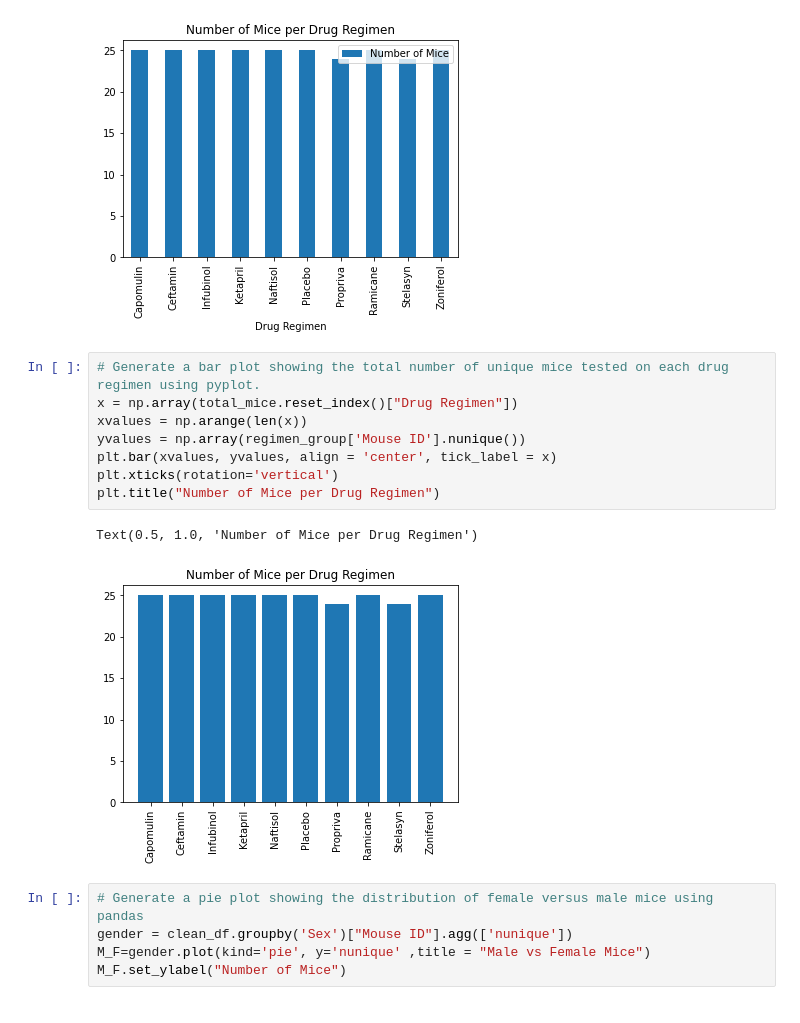
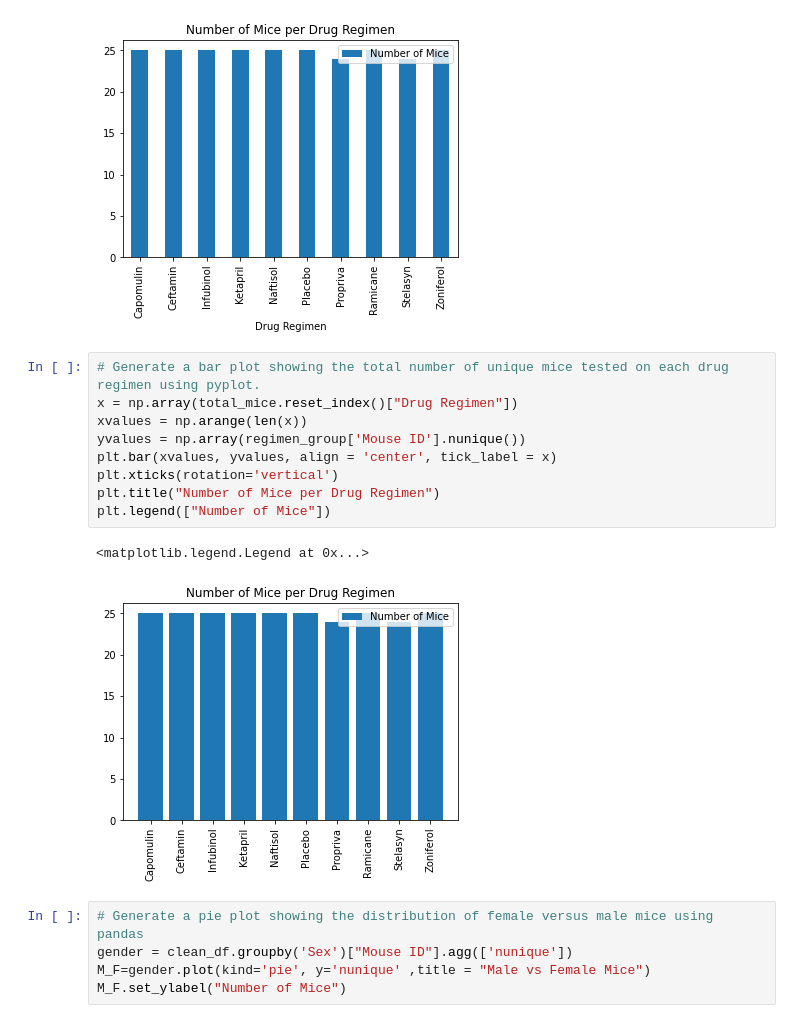
Before and after one commit to grand42/Drug_Treatment_Study, a Jupyter notebook: pymaceuticals.ipynb, the cells around one changed output. Cells and saved outputs as stored; diff of their text form.

```diff
--- a/pymaceuticals.ipynb
+++ b/pymaceuticals.ipynb
@@ -134,14 +143,15 @@ plt.show()
 # %%
 # Generate a bar plot showing the total number of unique mice tested on each drug regimen using pyplot.
 x = np.array(total_mice.reset_index()["Drug Regimen"])
 xvalues = np.arange(len(x))
 yvalues = np.array(regimen_group['Mouse ID'].nunique())
 plt.bar(xvalues, yvalues, align = 'center', tick_label = x)
 plt.xticks(rotation='vertical')
 plt.title("Number of Mice per Drug Regimen")
+plt.legend(["Number of Mice"])
 # %% [output]
-Text(0.5, 1.0, 'Number of Mice per Drug Regimen')
+<matplotlib.legend.Legend at 0x...>
-[figure, old version]
+[figure, new version]
 # %%
 # Generate a pie plot showing the distribution of female versus male mice using pandas
 gender = clean_df.groupby('Sex')["Mouse ID"].agg(['nunique'])
```
Also changed, not shown: parts of 3 cells of this notebook.
